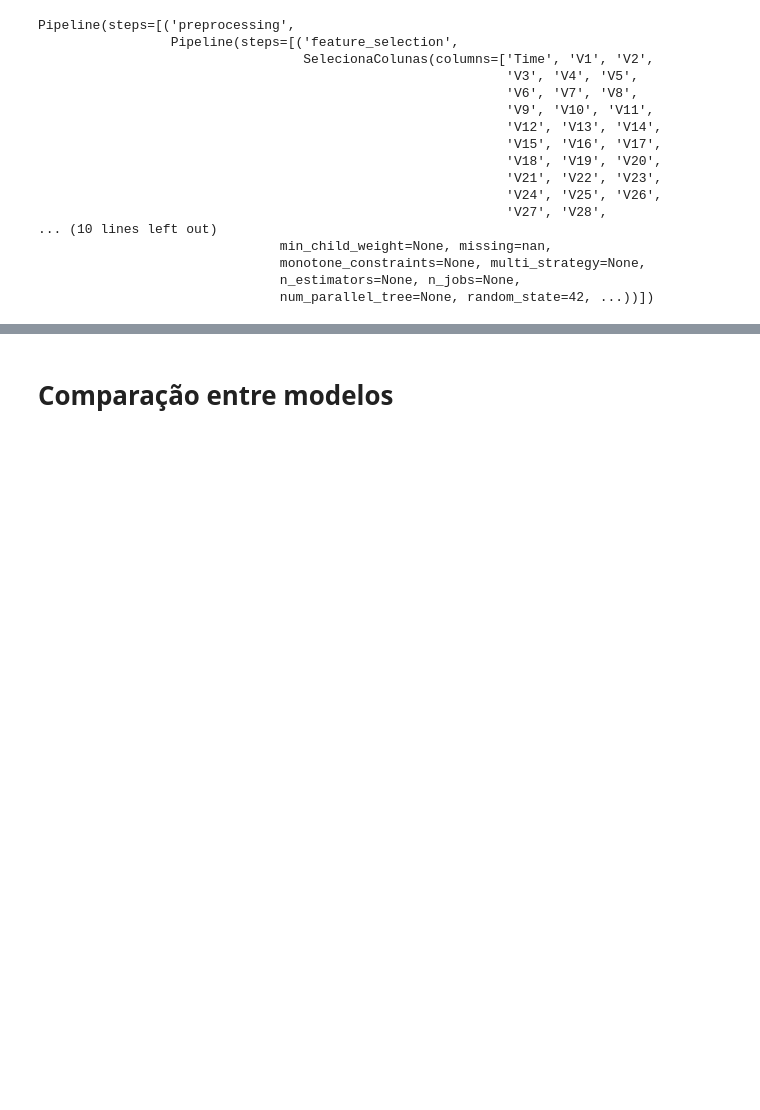
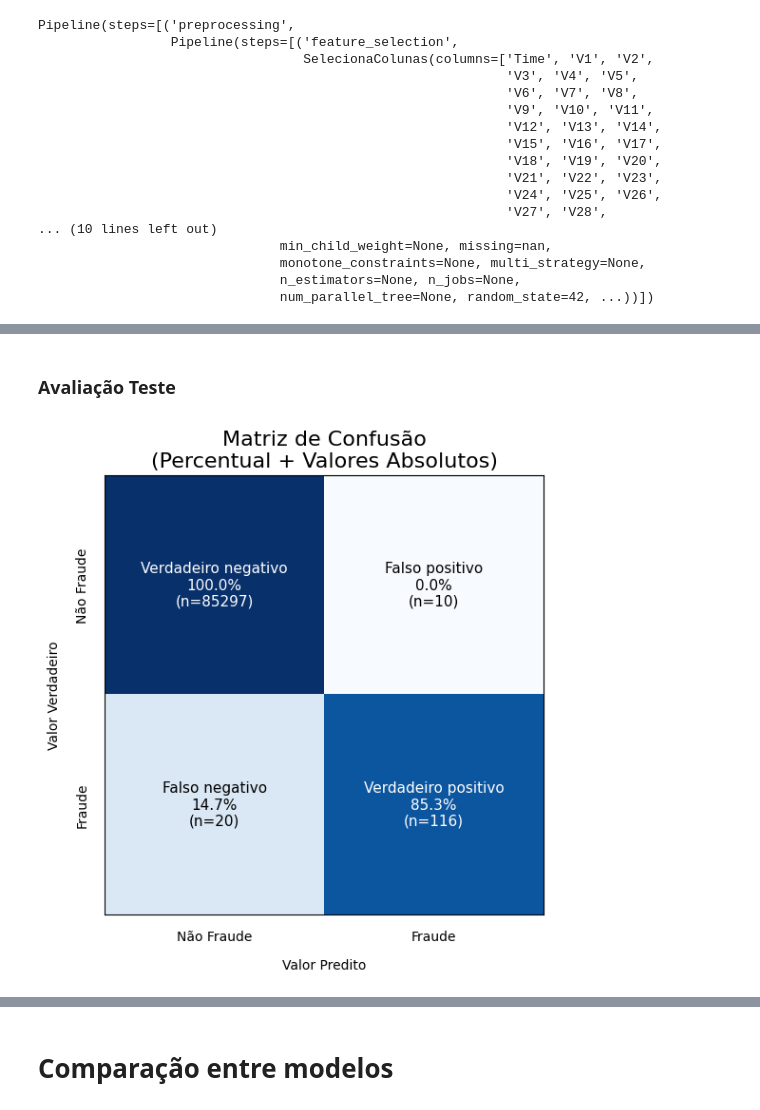
Before and after one commit to MMeloMateus/FraudDetect-XGBoost, a Jupyter notebook: CCFraudeCompleto.ipynb, the cells around one changed output, grey strips where cells are left out. Drawn from its saved outputs; the diff is of its cells as text; code cells hidden in the pictures; blank space fills up the shorter version.

```diff
--- a/CCFraudeCompleto.ipynb
+++ b/CCFraudeCompleto.ipynb
@@ -599,0 +509,16 @@ Matriz de Confusão:
+# %%
+# Nova Pipeline
+
+n_positivos = y_treino.sum()
+n_negativos = len(y_treino) - n_positivos
+
+scale_pos_weight = n_negativos / n_positivos
+
+pipe_final_v_1_5 = Pipeline([
+    ('preprocessing', pipe_prepropcessamento),
+    ('learning', XGBClassifier(
+        random_state = 42,
+        eval_metric = 'aucpr',
+        objective = 'binary:logistic',
+        scale_pos_weight=scale_pos_weight) )
+        ])
@@ -599,0 +551,2 @@ Matriz de Confusão:
+# %%
+pipe_final_v_1_5.fit(X_treino, y_treino)
@@ -599,0 +571,61 @@ Matriz de Confusão:
+# %% [markdown]
+### Avaliação Teste
+# %%
+# Calcular as previsões no conjunto de treino
+proba_teste = pipe_final_v_1_5.predict_proba(X_teste)[:, 1]
+pred_teste = pipe_final_v_1_5.predict(X_teste)
+
+# Calcular a matriz de confusão normalizada
+cm_norm = confusion_matrix(y_teste, pred_teste, normalize='true')
+cm_abs = confusion_matrix(y_teste, pred_teste)
+
+fig, ax1 = plt.subplots(figsize=(9, 6))
+im = ax1.imshow(cm_norm, interpolation='nearest', cmap=plt.cm.Blues)
+ax1.set_title('Matriz de Confusão\n(Percentual + Valores Absolutos)', fontsize=16)
+
+# Ajuste dos labels
+# Ajusta os lables do eixo x
+ax1.set_xlabel('Valor Predito')
+ax1.xaxis.set_label_coords(0.5, -0.1)
+ax1.tick_params(axis='x', labelsize=14)
+
+# Ajusta os lables do eixo y
+ax1.set_ylabel('Valor Verdadeiro')
+ax1.yaxis.set_label_coords(-0.1, 0.5)
+ax1.tick_params(axis='y', labelsize=14)
+
+# Retita a faixa laterla
+plt.xticks([])
+plt.yticks([])
+
+# Adiciona as legenda usadas para a tabela
+ax1.text(0.25, -0.05, 'Não Fraude', ha='center', va='center', fontsize=10, color='black', transform=ax1.transAxes)
+ax1.text(0.75, -0.05, 'Fraude', ha='center', va='center', fontsize=10, color='black', transform=ax1.transAxes)
+ax1.text(-0.05, 0.75, 'Não Fraude',rotation = 'vertical', ha='center', va='center', fontsize=10, color='black', transform=ax1.transAxes)
+ax1.text(-0.05, 0.25, 'Fraude',rotation = 'vertical', ha='center', va='center', fontsize=10, color='black', transform=ax1.transAxes)
+
+# Loop
+thresh = cm_norm.max() / 2
+
+for i in range(cm_norm.shape[0]):
+    for j in range(cm_norm.shape[1]):
+
+        percentual = cm_norm[i, j] * 100
+        absoluto = cm_abs[i, j]
+
+        texto = (
+            f"{'Verdadeiro' if i == j else 'Falso'} "
+            f"{'negativo' if j == 0 else 'positivo'}\n"
+            f"{percentual:.1f}%\n"
+            f"(n={absoluto})"
+        )
+
+        ax1.text(
+            j, i, texto,
+            ha="center",
+            va="center",
+            color="white" if cm_norm[i, j] > thresh else "black",
+            fontsize=11
+        )
+# %% [output]
+[figure, added]
```
Also changed, not shown: parts of 92 cells of this notebook, 1 other file.
